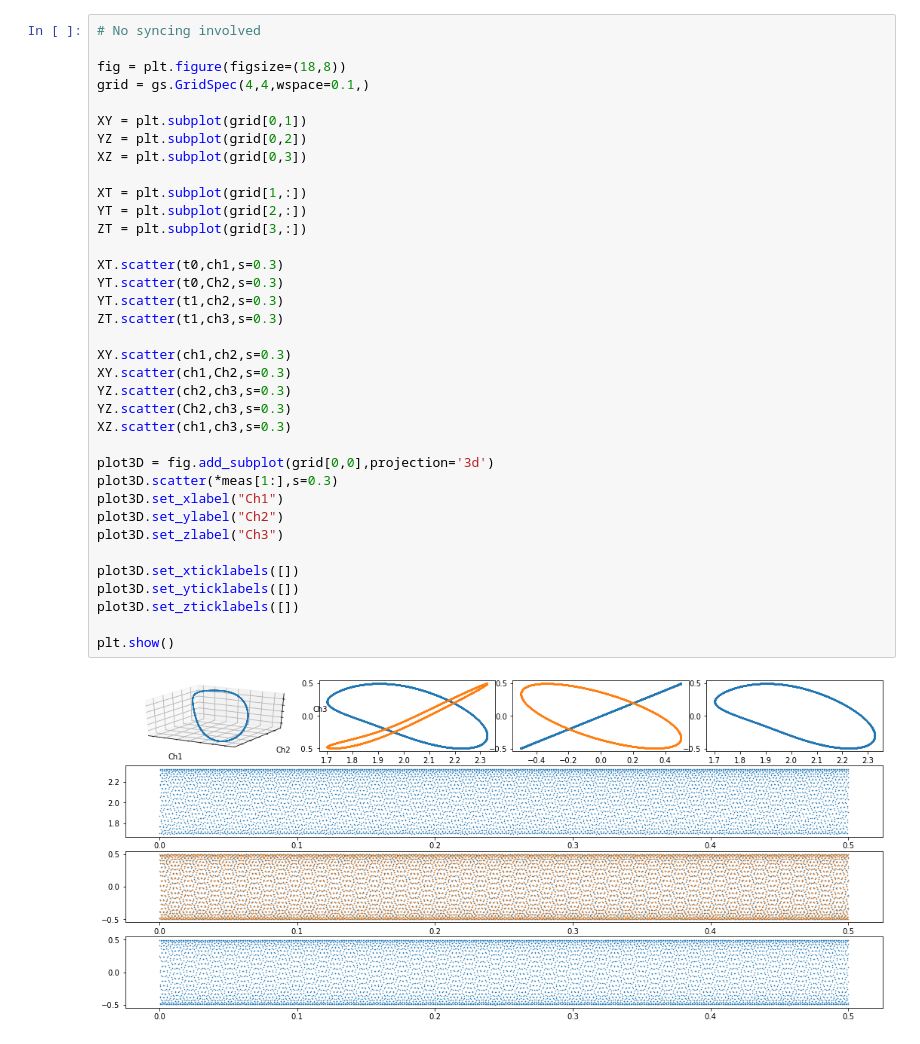
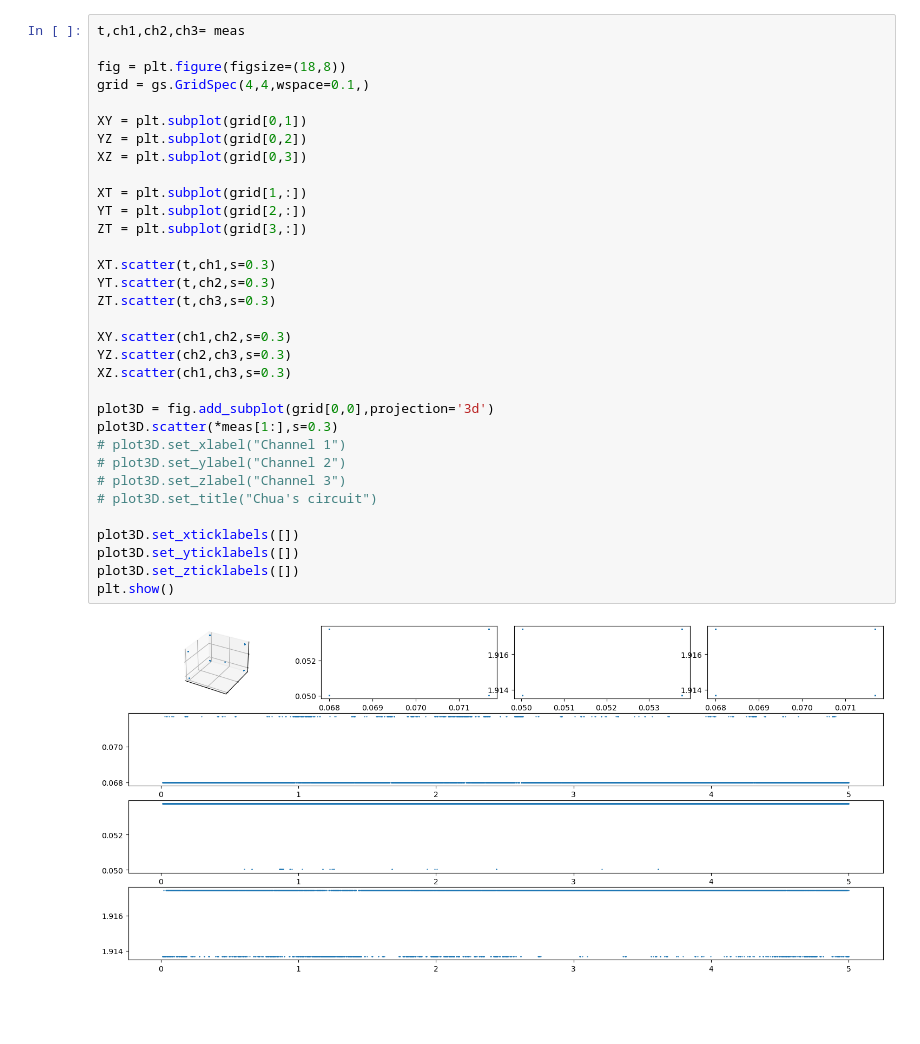
Before and after one commit to Chwanhee/Metrology, a Jupyter notebook: Report_2/Synced_measurement.ipynb, the cells around one changed output. Cells and saved outputs as stored; diff of their text form; blank space fills up the shorter version.

```diff
--- a/Report_2/Synced_measurement.ipynb
+++ b/Report_2/Synced_measurement.ipynb
@@ -104,38 +118,35 @@ meas = sync_series(t0,ch1,Ch2,ch2,ch3)
 # %%
-# No syncing involved
+t,ch1,ch2,ch3= meas
 
 fig = plt.figure(figsize=(18,8))
 grid = gs.GridSpec(4,4,wspace=0.1,)
 
 XY = plt.subplot(grid[0,1])
 YZ = plt.subplot(grid[0,2])
 XZ = plt.subplot(grid[0,3])
 
 XT = plt.subplot(grid[1,:])
 YT = plt.subplot(grid[2,:])
 ZT = plt.subplot(grid[3,:])
 
-XT.scatter(t0,ch1,s=0.3)
-YT.scatter(t0,Ch2,s=0.3)
-YT.scatter(t1,ch2,s=0.3)
-ZT.scatter(t1,ch3,s=0.3)
+XT.scatter(t,ch1,s=0.3)
+YT.scatter(t,ch2,s=0.3)
+ZT.scatter(t,ch3,s=0.3)
 
 XY.scatter(ch1,ch2,s=0.3)
-XY.scatter(ch1,Ch2,s=0.3)
 YZ.scatter(ch2,ch3,s=0.3)
-YZ.scatter(Ch2,ch3,s=0.3)
 XZ.scatter(ch1,ch3,s=0.3)
 
 plot3D = fig.add_subplot(grid[0,0],projection='3d')
 plot3D.scatter(*meas[1:],s=0.3)
-plot3D.set_xlabel("Ch1")
-plot3D.set_ylabel("Ch2")
-plot3D.set_zlabel("Ch3")
+# plot3D.set_xlabel("Channel 1")
+# plot3D.set_ylabel("Channel 2")
+# plot3D.set_zlabel("Channel 3")
+# plot3D.set_title("Chua's circuit")
 
 plot3D.set_xticklabels([])
 plot3D.set_yticklabels([])
 plot3D.set_zticklabels([])
-
 plt.show()
 # %% [output]
-[figure, old version]
+[figure, new version]
```
Also changed, not shown: parts of 8 cells of this notebook.
